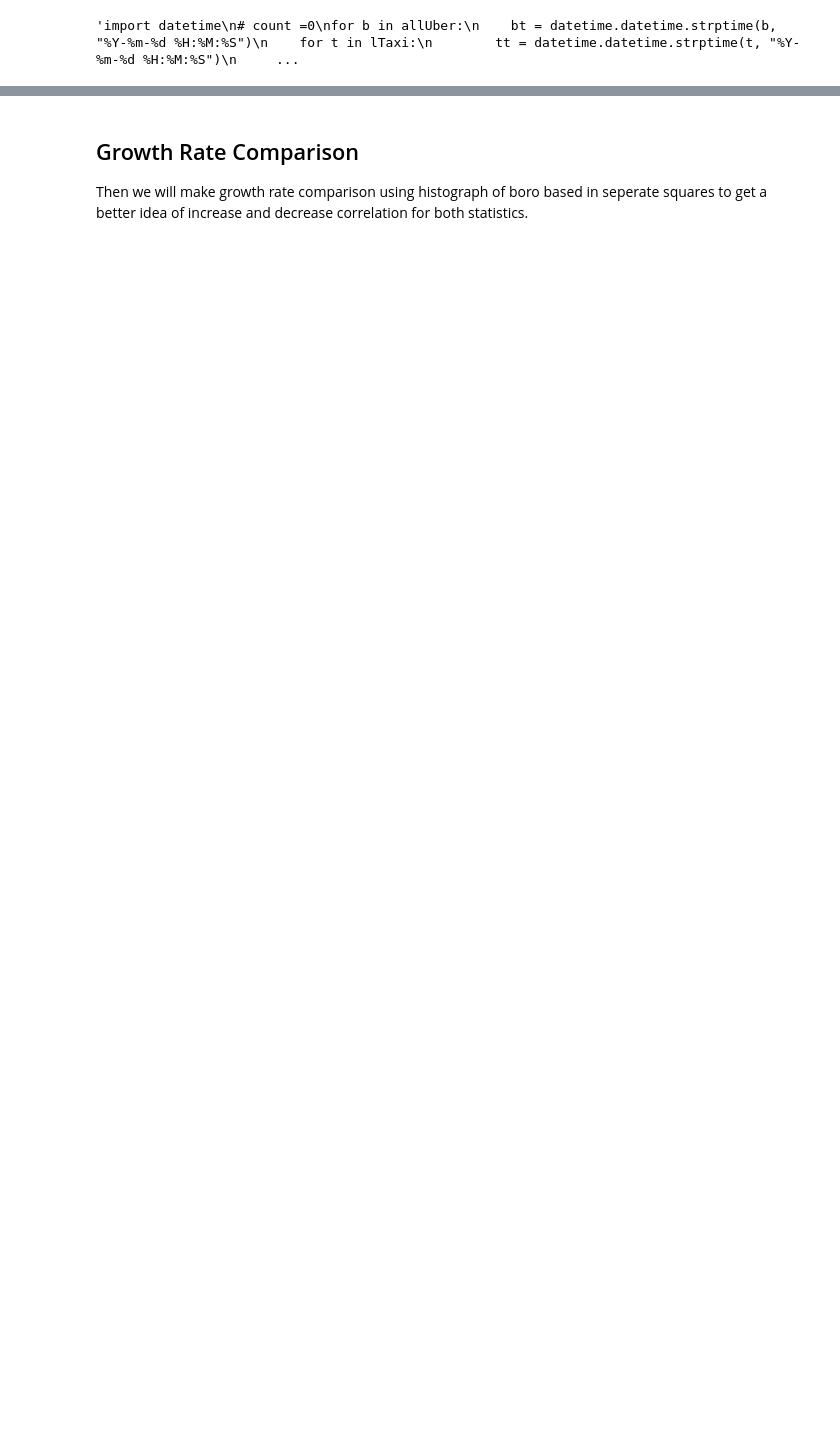
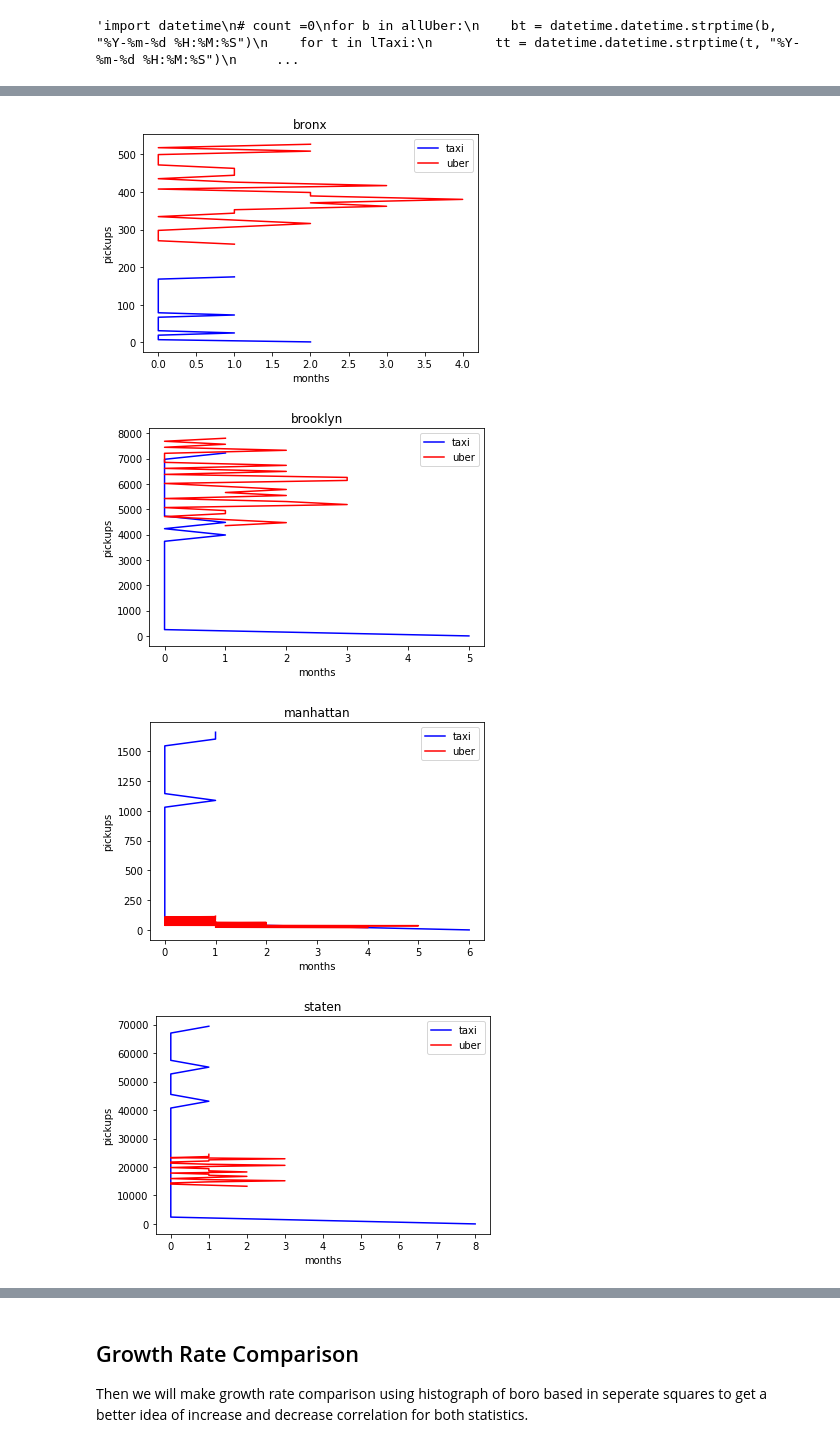
Before and after one commit to eunik/taxi_vs_uber, a Jupyter notebook: taxi_vs_uber.ipynb, the cells around one changed output, grey strips where cells are left out. Drawn from its saved outputs; the diff is of its cells as text; code cells hidden in the pictures; blank space fills up the shorter version.

Commit message:
Made new functions

```diff
--- a/taxi_vs_uber.ipynb
+++ b/taxi_vs_uber.ipynb
@@ -126,0 +133,18 @@ print(count)'''
+# %%
+# plot the cumulative functions
+def make_accum_graph(key):
+    plt.plot(tvb[key][0], tvb[key][1][:-1], c='blue', label = 'taxi')
+    plt.plot(uvb[key][0], uvb[key][1][:-1], c='red', label = 'uber')
+    plt.title(lboro[key])
+    plt.legend(loc='best')
+    plt.xlabel('months')
+    plt.ylabel('pickups')
+    plt.show()
+
+for i in range(5):
+    make_accum_graph(i)
+# %% [output]
+[figure, added]
+[figure, added]
+[figure, added]
+[figure, added]
```
Also changed, not shown: parts of 11 cells of this notebook.
